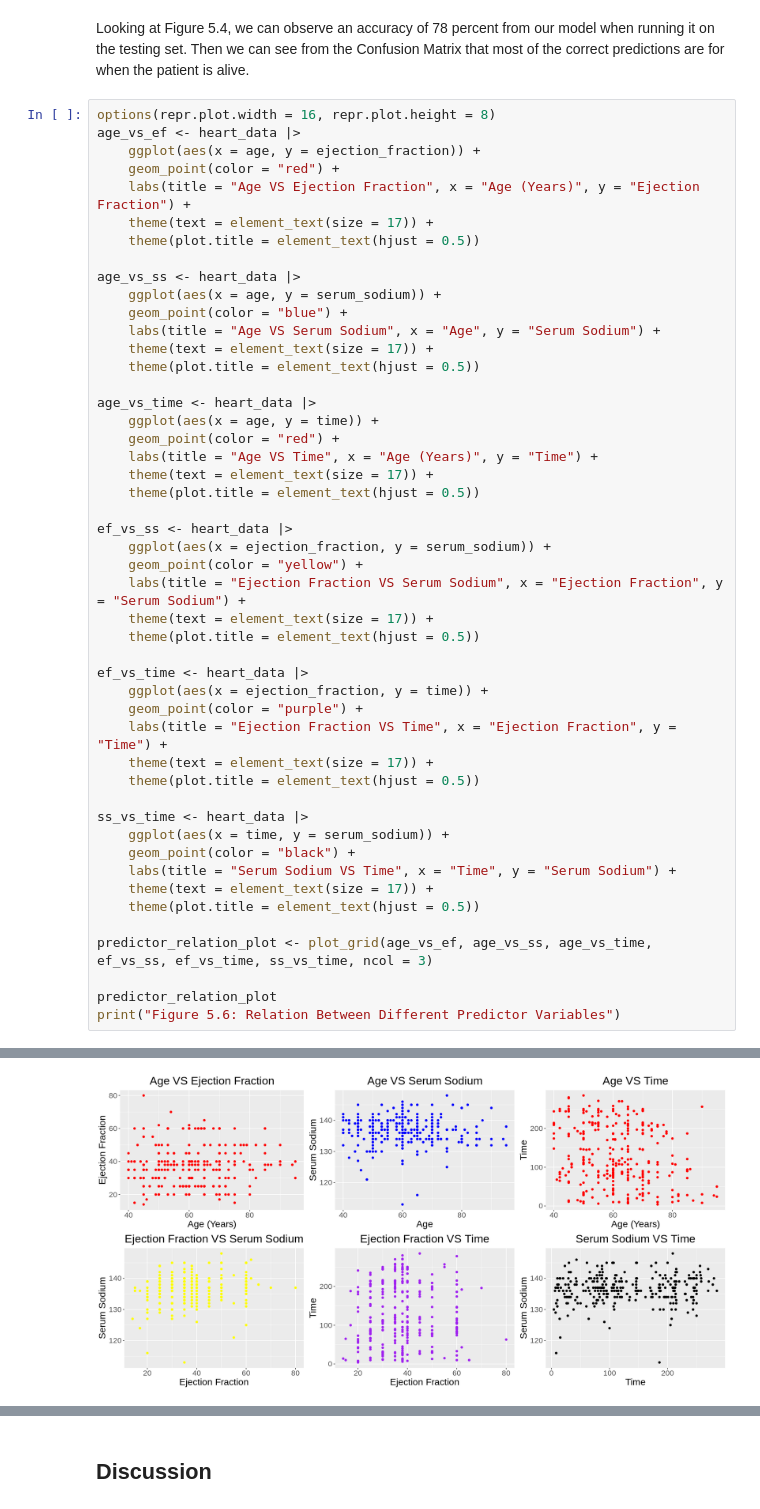
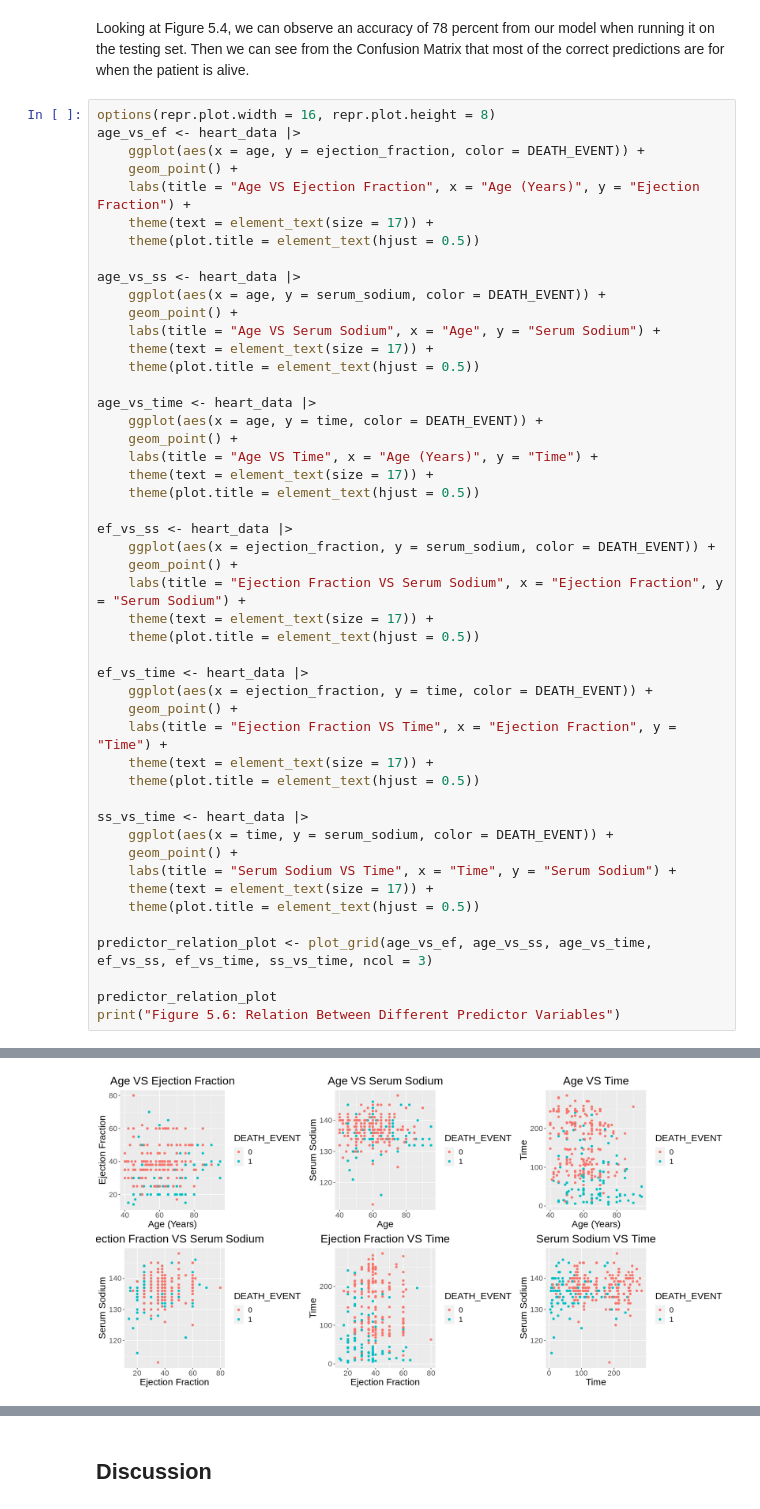
Before and after one commit to pinklily1202/Group-30, a Jupyter notebook: group30.ipynb, the cells around one changed output, grey strips where cells are left out. Saved outputs shown, nothing was run; the diff lists cells and outputs as text.

```diff
--- a/group30.ipynb
+++ b/group30.ipynb
@@ -516,52 +516,52 @@ Looking at Figure 5.4, we can observe an accuracy of 78 percent from our model w
 # %%
 options(repr.plot.width = 16, repr.plot.height = 8)
 age_vs_ef <- heart_data |>
-    ggplot(aes(x = age, y = ejection_fraction)) +
-    geom_point(color = "red") +
+    ggplot(aes(x = age, y = ejection_fraction, color = DEATH_EVENT)) +
+    geom_point() +
     labs(title = "Age VS Ejection Fraction", x = "Age (Years)", y = "Ejection Fraction") +
     theme(text = element_text(size = 17)) +
     theme(plot.title = element_text(hjust = 0.5))
 
 age_vs_ss <- heart_data |>
-    ggplot(aes(x = age, y = serum_sodium)) +
-    geom_point(color = "blue") +
+    ggplot(aes(x = age, y = serum_sodium, color = DEATH_EVENT)) +
+    geom_point() +
     labs(title = "Age VS Serum Sodium", x = "Age", y = "Serum Sodium") +
     theme(text = element_text(size = 17)) +
     theme(plot.title = element_text(hjust = 0.5))
 
 age_vs_time <- heart_data |>
-    ggplot(aes(x = age, y = time)) +
-    geom_point(color = "red") +
+    ggplot(aes(x = age, y = time, color = DEATH_EVENT)) +
+    geom_point() +
     labs(title = "Age VS Time", x = "Age (Years)", y = "Time") +
     theme(text = element_text(size = 17)) +
     theme(plot.title = element_text(hjust = 0.5))
 
 ef_vs_ss <- heart_data |>
-    ggplot(aes(x = ejection_fraction, y = serum_sodium)) +
-    geom_point(color = "yellow") +
+    ggplot(aes(x = ejection_fraction, y = serum_sodium, color = DEATH_EVENT)) +
+    geom_point() +
     labs(title = "Ejection Fraction VS Serum Sodium", x = "Ejection Fraction", y = "Serum Sodium") +
     theme(text = element_text(size = 17)) +
     theme(plot.title = element_text(hjust = 0.5))
 
 ef_vs_time <- heart_data |>
-    ggplot(aes(x = ejection_fraction, y = time)) +
-    geom_point(color = "purple") +
+    ggplot(aes(x = ejection_fraction, y = time, color = DEATH_EVENT)) +
+    geom_point() +
     labs(title = "Ejection Fraction VS Time", x = "Ejection Fraction", y = "Time") +
     theme(text = element_text(size = 17)) +
     theme(plot.title = element_text(hjust = 0.5))
 
 ss_vs_time <- heart_data |>
-    ggplot(aes(x = time, y = serum_sodium)) +
-    geom_point(color = "black") +
+    ggplot(aes(x = time, y = serum_sodium, color = DEATH_EVENT)) +
+    geom_point() +
     labs(title = "Serum Sodium VS Time", x = "Time", y = "Serum Sodium") +
     theme(text = element_text(size = 17)) +
     theme(plot.title = element_text(hjust = 0.5))
 
 predictor_relation_plot <- plot_grid(age_vs_ef, age_vs_ss, age_vs_time, ef_vs_ss, ef_vs_time, ss_vs_time, ncol = 3)
 
 predictor_relation_plot
 print("Figure 5.6: Relation Between Different Predictor Variables")
 # %% [output]
 [1] "Figure 5.6: Relation Between Different Predictor Variables"
-[figure, old version]
+[figure, new version]
 # %% [markdown]
```
Also changed, not shown: parts of 4 cells of this notebook.
